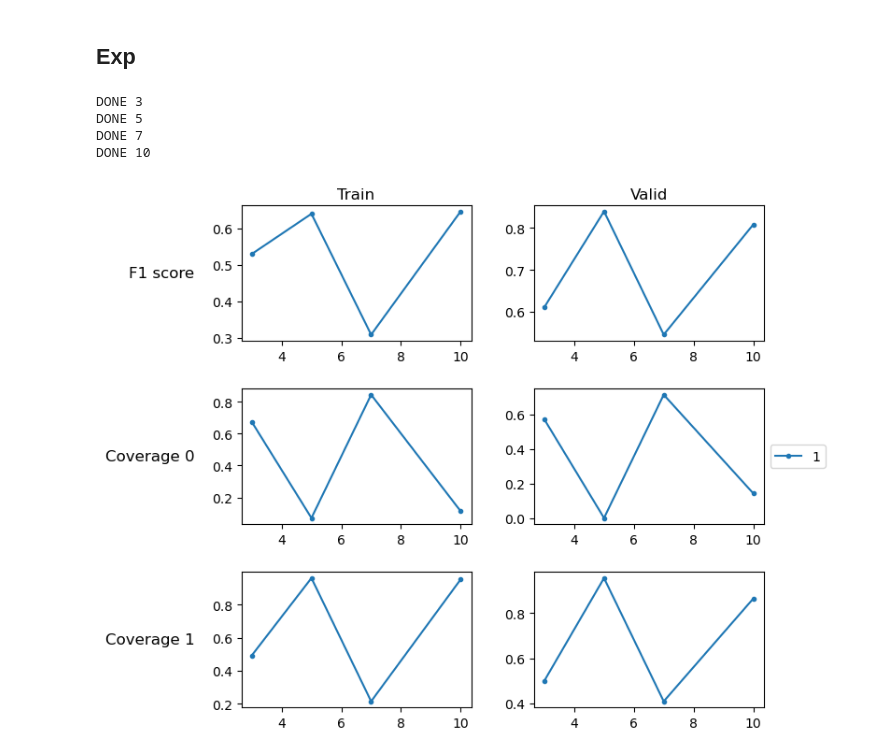
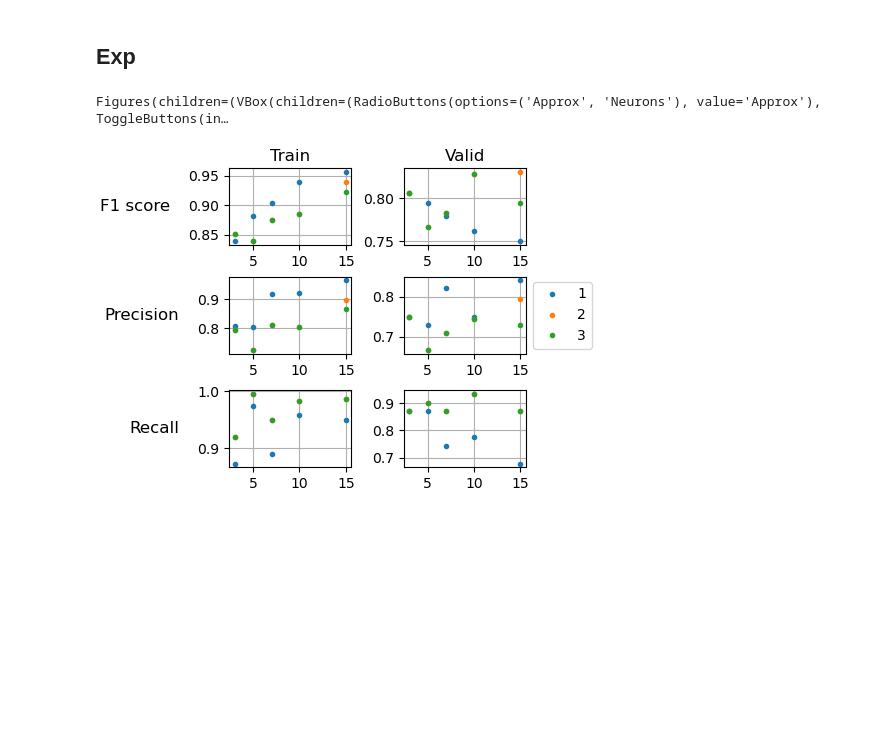
Before and after one commit to mbrassart001/bounding_ML_decision, a Jupyter notebook: bdd_cov.ipynb, the cells around one changed output. Drawn from its saved outputs; the diff is of its cells as text; code cells hidden in the pictures; blank space fills up the shorter version.

Commit message:
freeze expand exp + figures widget visualisation

```diff
--- a/bdd_cov.ipynb
+++ b/bdd_cov.ipynb
@@ -180,44 +214,28 @@ train_index, valid_index = torch.utils.data.random_split(range(x_data.size(0)),
 x_train, y_train = x_data[train_index], y_data[train_index]
 x_valid, y_valid = x_data[valid_index], y_data[valid_index]
 
-hidden_neurons = [3,5,7,10]
-n_apx_max = 6
+hidden_neurons = [3,5,7,10,15]
+n_apx_max = 3
 
-d_metrics = train_compile(x_train, y_train, x_valid, y_valid, hidden_neurons)
+# d_metrics = train_compile(x_train, y_train, x_valid, y_valid, hidden_neurons)
 # d_metrics = train_expand(x_train, y_train, x_valid, y_valid, hidden_neurons, n_apx_max)
+d_metrics = freeze_expand(x_train, y_train, x_valid, y_valid, hidden_neurons, n_apx_max)
-# %% [output]
-DONE 3
-DONE 5
-DONE 7
-DONE 10
-# %%
-fig, axs = plt.subplots(3,2)
-
-x_axis = hidden_neurons
-for ax, metric in zip(axs.flat, d_metrics.values()):
-    for n_apx, n_apx_metric in enumerate(metric):
-        ax.plot(x_axis, n_apx_metric, marker='.', label=n_apx+1)
-
-axs[1,1].legend(loc='center left', bbox_to_anchor=(1, 0.5))
-
-cols = ["Train", "Valid"]
-rows = ["F1 score", "Coverage 0", "Coverage 1"]
-
-pad = 5
-for ax, col in zip(axs[0], cols):
-    ax.annotate(col, xy=(0.5, 1), xytext=(0, pad),
-                xycoords='axes fraction', textcoords='offset points',
-                size='large', ha='center', va='baseline')
-
-for ax, row in zip(axs[:,0], rows):
-    ax.annotate(row, xy=(0, 0.5), xytext=(-ax.yaxis.labelpad - pad, 0),
-                xycoords=ax.yaxis.label, textcoords='offset points',
-                size='large', ha='right', va='center')
-
-fig.tight_layout()
-fig.subplots_adjust(left=0, top=1.2)
-# %% [output]
-[figure, removed]
+# %%
+%matplotlib widget
+
+x_axis = hidden_neurons
+
+cols = ["Train", "Valid"]
+rows = ["F1 score", "Precision", "Recall"]
+
+figs = Figures(x_axis, list(d_metrics.values()), options=["Approx", "Neurons"], nrows=3, ncols=2, linestyle='None', marker='.')
+figs.annotate(cols, rows)
+figs.legend(row=1,col=1,loc='center left', bbox_to_anchor=(1, 0.5))
+figs.plot_autocenter(False)
+display(figs)
+# %% [output]
+Figures(children=(VBox(children=(RadioButtons(options=('Approx', 'Neurons'), value='Approx'), ToggleButtons(in…
+[figure, added]
 # %%
 def custom_plot(ax, x_axis, y_axis, title=None, label=None, labels=None, marker='.'):
     ax.plot(x_axis, y_axis, marker=marker, label=label)
```
Also changed, not shown: parts of 6 cells of this notebook, 2 other files.
